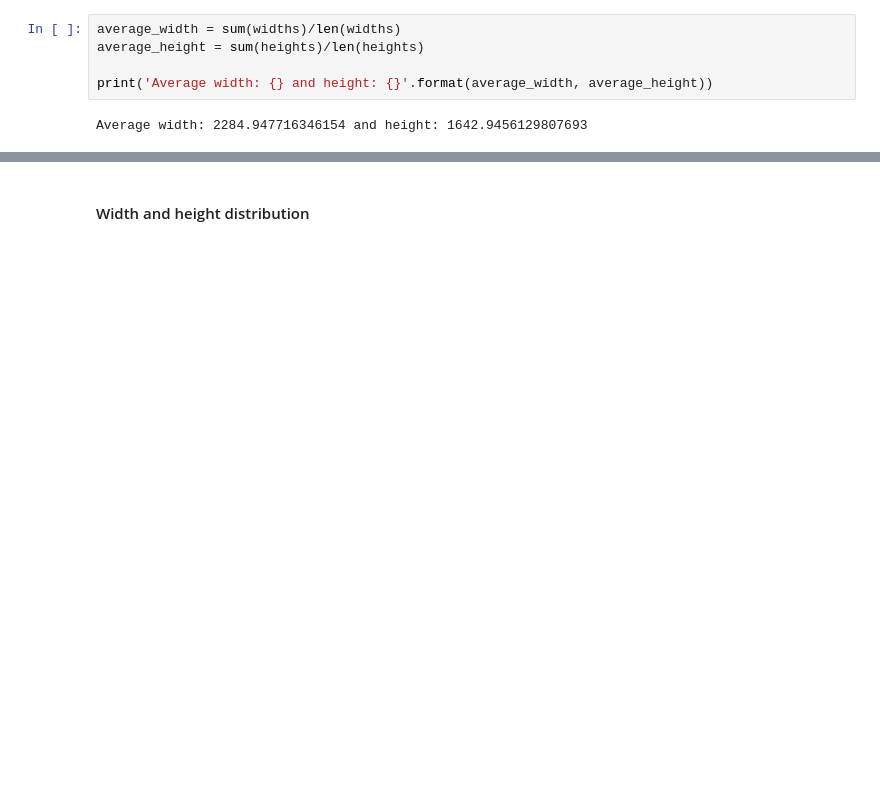
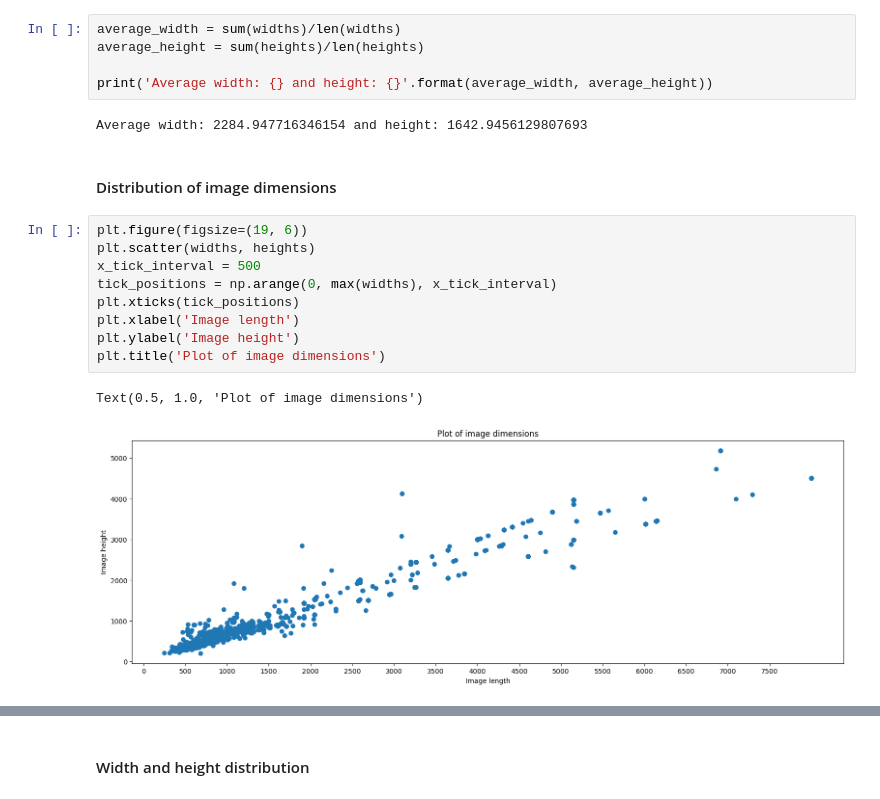
Before and after one commit to oliviergimenez/lynx-id, a Jupyter notebook: EDA/EDA.ipynb, the cells around one changed output, grey strips where cells are left out. Drawn from its saved outputs; the diff is of its cells as text; blank space fills up the shorter version.

```diff
--- a/EDA/EDA.ipynb
+++ b/EDA/EDA.ipynb
@@ -144,3 +154,17 @@ average_height = sum(heights)/len(heights)
 print('Average width: {} and height: {}'.format(average_width, average_height))
 # %% [output]
 Average width: 2284.947716346154 and height: 1642.9456129807693
+# %% [markdown]
+#### Distribution of image dimensions
+# %%
+plt.figure(figsize=(19, 6))
+plt.scatter(widths, heights)
+x_tick_interval = 500
+tick_positions = np.arange(0, max(widths), x_tick_interval)
+plt.xticks(tick_positions)
+plt.xlabel('Image length')
+plt.ylabel('Image height')
+plt.title('Plot of image dimensions')
+# %% [output]
+Text(0.5, 1.0, 'Plot of image dimensions')
+[figure, added]
```
Also changed, not shown: parts of 13 cells of this notebook.
